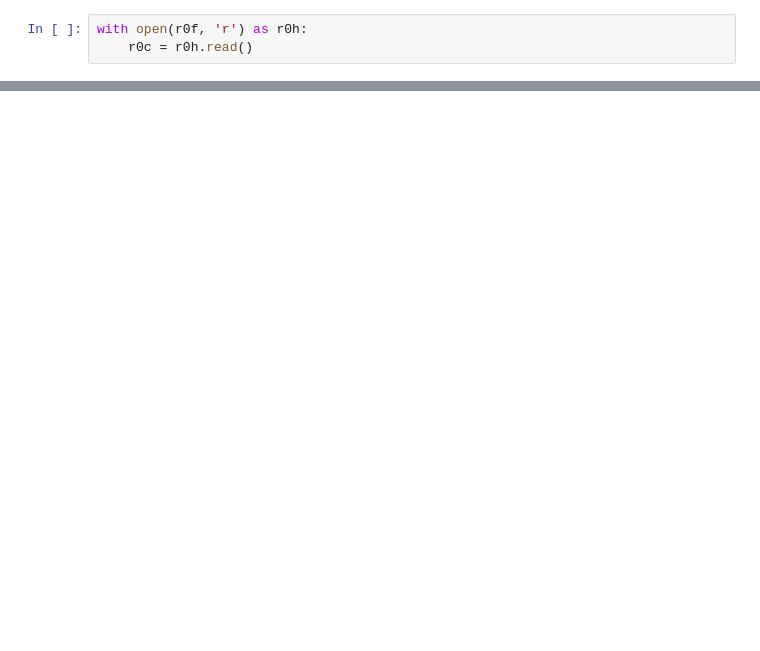
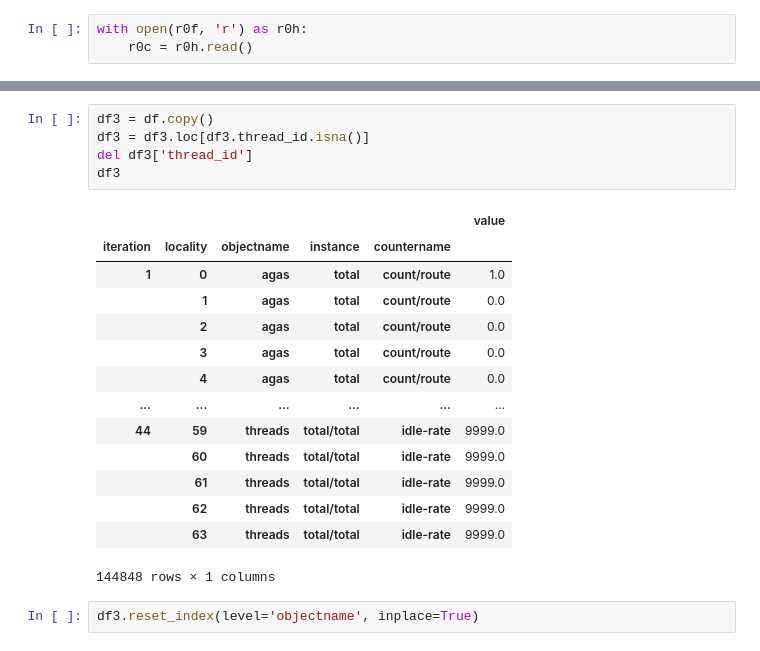
Before and after one commit to parsa/sc20-octodata, a Jupyter notebook: rcb12.term/rcb12.term-csv.ipynb, the cells around one changed output, grey strips where cells are left out. Saved outputs shown, nothing was run; the diff lists cells and outputs as text; blank space fills up the shorter version.

```diff
--- a/rcb12.term/rcb12.term-csv.ipynb
+++ b/rcb12.term/rcb12.term-csv.ipynb
@@ -137,0 +235,22 @@ df
+# %%
+df3 = df.copy()
+df3 = df3.loc[df3.thread_id.isna()]
+del df3['thread_id']
+df3
+# %% [output]
+|  |  |  |  |  | value |
+| iteration | locality | objectname | instance | countername |  |
+| 1 | 0 | agas | total | count/route | 1.0 |
+|  | 1 | agas | total | count/route | 0.0 |
+|  | 2 | agas | total | count/route | 0.0 |
+|  | 3 | agas | total | count/route | 0.0 |
+|  | 4 | agas | total | count/route | 0.0 |
+| ... | ... | ... | ... | ... | ... |
+| 44 | 59 | threads | total/total | idle-rate | 9999.0 |
+|  | 60 | threads | total/total | idle-rate | 9999.0 |
+|  | 61 | threads | total/total | idle-rate | 9999.0 |
+|  | 62 | threads | total/total | idle-rate | 9999.0 |
+|  | 63 | threads | total/total | idle-rate | 9999.0 |
+144848 rows × 1 columns
+# %%
+df3.reset_index(level='objectname', inplace=True)
```
Also changed, not shown: parts of 22 cells of this notebook, 1 other file.
